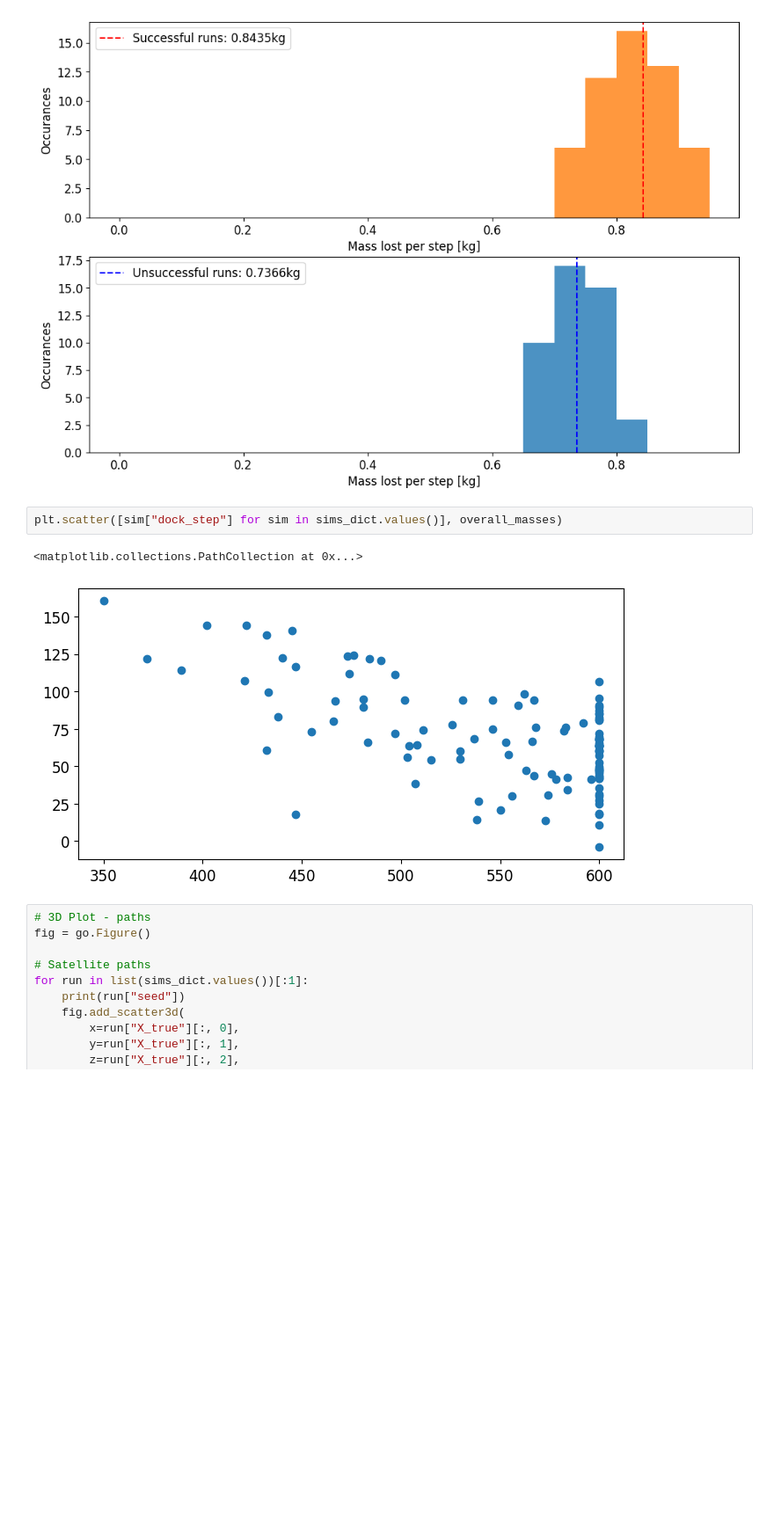
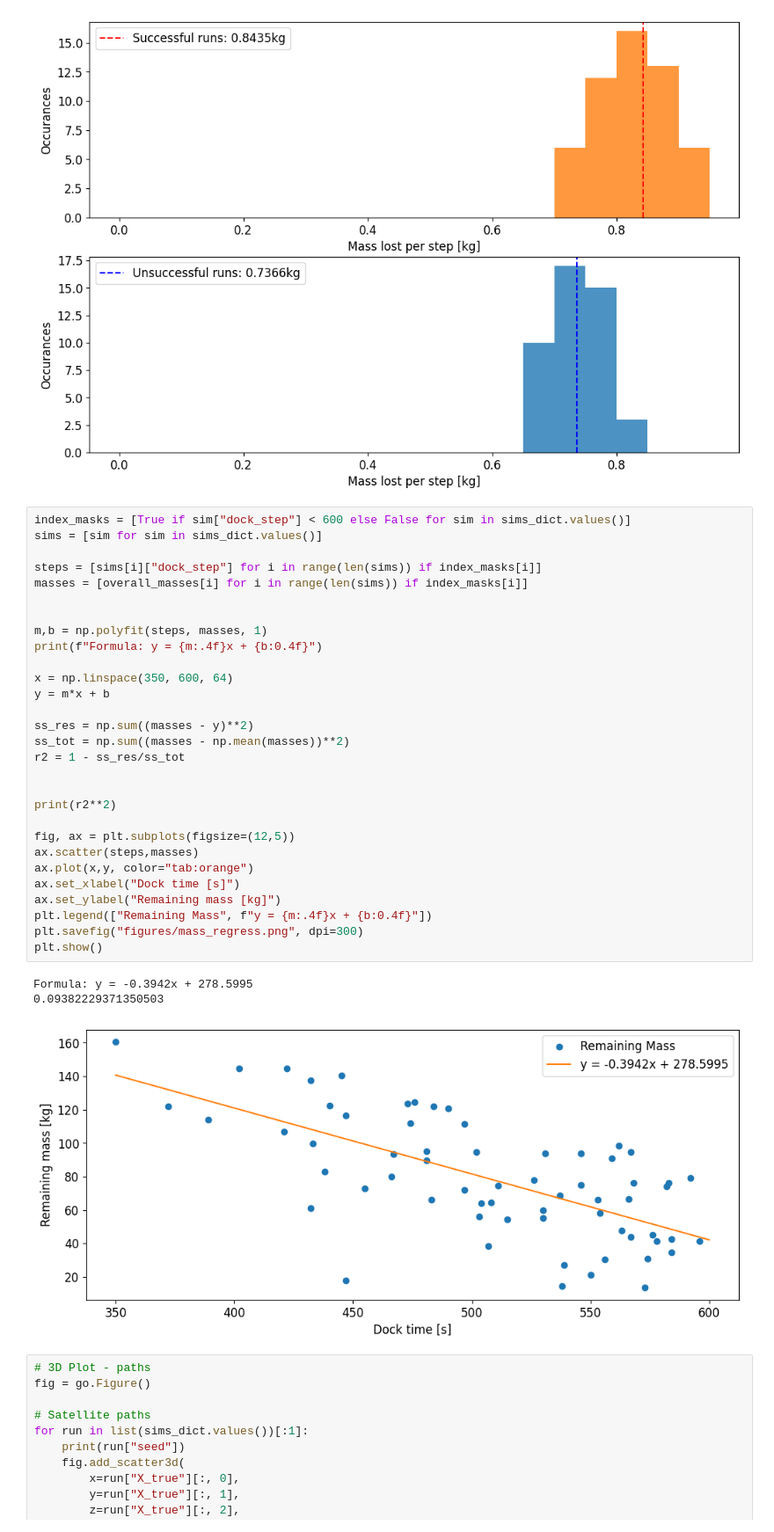
Before and after one commit to colin-skinner/AA228-orbital-rendezvous, a Jupyter notebook: results.ipynb, the cells around one changed output. Shown at 88% size. Cells and saved outputs as stored; diff of their text form; blank space fills up the shorter version.

```diff
--- a/results.ipynb
+++ b/results.ipynb
@@ -861,10 +861,38 @@ plt.savefig("figures/mass_per_step.png", dpi=300)
 FigureCanvasAgg is non-interactive, and thus cannot be shown
 [figure]
 # %%
-plt.scatter([sim["dock_step"] for sim in sims_dict.values()], overall_masses)
+index_masks = [True if sim["dock_step"] < 600 else False for sim in sims_dict.values()]
+sims = [sim for sim in sims_dict.values()]
+
+steps = [sims[i]["dock_step"] for i in range(len(sims)) if index_masks[i]]
+masses = [overall_masses[i] for i in range(len(sims)) if index_masks[i]]
+
+
+m,b = np.polyfit(steps, masses, 1)
+print(f"Formula: y = {m:.4f}x + {b:0.4f}")
+
+x = np.linspace(350, 600, 64)
+y = m*x + b
+
+ss_res = np.sum((masses - y)**2)
+ss_tot = np.sum((masses - np.mean(masses))**2)
+r2 = 1 - ss_res/ss_tot
+
+
+print(r2**2)
+
+fig, ax = plt.subplots(figsize=(12,5))
+ax.scatter(steps,masses)
+ax.plot(x,y, color="tab:orange")
+ax.set_xlabel("Dock time [s]")
+ax.set_ylabel("Remaining mass [kg]")
+plt.legend(["Remaining Mass", f"y = {m:.4f}x + {b:0.4f}"])
+plt.savefig("figures/mass_regress.png", dpi=300)
+plt.show()
 # %% [output]
-<matplotlib.collections.PathCollection at 0x...>
+Formula: y = -0.3942x + 278.5995
+0.09382229371350503
-[figure, old version]
+[figure, new version]
 # %%
 # 3D Plot - paths
 fig = go.Figure()
```
Also changed, not shown: 2 other files.
